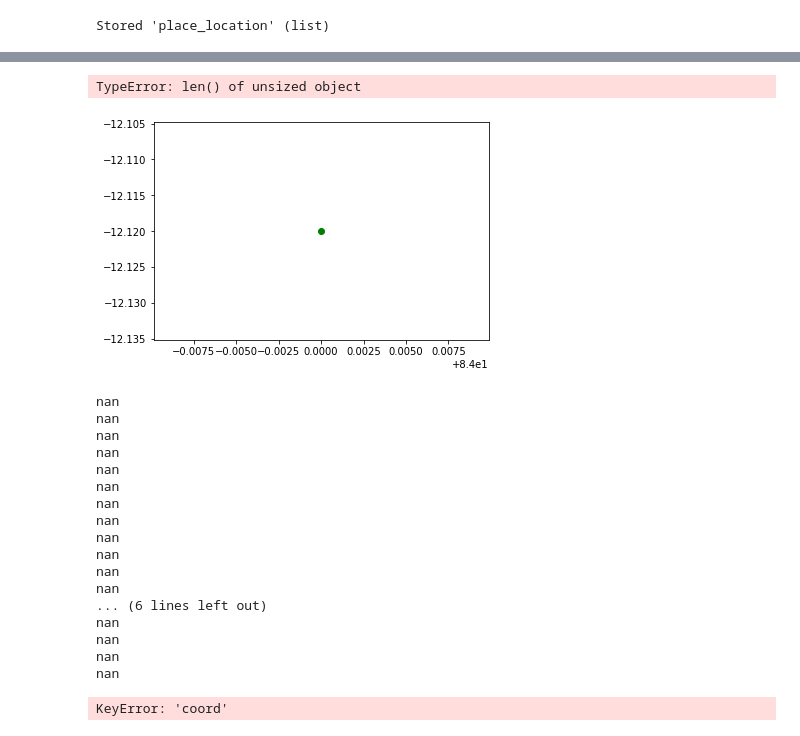
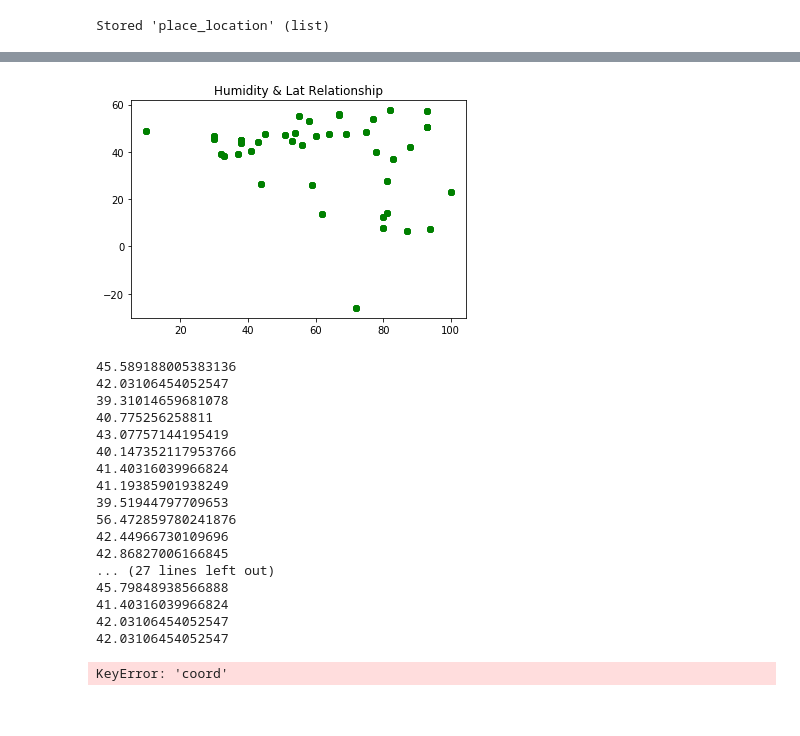
Before and after one commit to plmcgriff21/python-api-challenge, a Jupyter notebook: WeatherPy.ipynb, the cells around one changed output, grey strips where cells are left out. Saved outputs shown, nothing was run; the diff lists cells and outputs as text; code cells hidden in the pictures.

```diff
--- a/WeatherPy.ipynb
+++ b/WeatherPy.ipynb
@@ -65,11 +65,11 @@ random_cities
 # %%
 #Build Open Weather Request URLs
 response_list=[]
-latitude=[]
-temperature=[]
-humidity=[]
-cloudiness=[]
-windspeed=[]
+latitude_list=[]
+temperature_list=[]
+humidity_list=[]
+cloudiness_list=[]
+windspeed_list=[]
 temp_north_hem=[]
 temp_south_hem=[]
 hum_north_hem=[]
@@ -91,7 +91,7 @@ for city in random_cities:
                 lon=city_data["coord"]["lon"]
                 lat=city_data["coord"]["lat"]
                 humidity=city_data["main"]["humidity"]
-                max_temp=city_data["main"]["temp_max"]
+                max_temp=(city_data["main"]["temp_max"]-273.15)*1.8+32
                 windspeed=city_data["wind"]["speed"]
                 cloudiness=city_data["clouds"]["all"]
                 places=[name,lat,lon,humidity,max_temp,windspeed,cloudiness]
@@ -102,6 +102,5 @@ for city in random_cities:
                 pass
 
 %store place
-response_list
 # %% [output]
 Stored 'place' (list)
@@ -124,0 +107,11 @@ Stored 'place' (list)
+# %%
+try:
+    for place in response_list:
+            print(place)
+            latitude_list.append(place['coord']['lat'])
+            temperature_list.append((place['main']['temp']-273.15)*1.8+32)
+            cloudiness_list.append(place['clouds']['all'])
+            windspeed_list.append(place['wind']['speed'])
+            humidity_list.append(place['main']['humidity'])
+except:
+    pass
@@ -193,16 +242,15 @@ plt.savefig("temp_south_hem.png")
 # %%
-plt.scatter(humidity,latitude, color="green")
-sts.linregress(humidity,latitude)
+plt.scatter(humidity_list,latitude_list, color="green")
+sts.linregress(humidity_list,latitude_list)
 plt.title("Humidity & Lat Relationship")
 plt.savefig("humidity_lat.png")
 #The plot below represents the relationship between humidity and latitude.
 # %% [output]
-TypeError: len() of unsized object
-[figure, old version]
+[figure, new version]
 # %%
 #Linear Regression Analyis on  Temp & Lat
 #Linear Regression
-(slope, intercept, rvalue, pvalue, stderr) = sts.linregress(latitude,humidity)
+(slope, intercept, rvalue, pvalue, stderr) = sts.linregress(humidity_list,latitude_list)
 #Linear Regression Valuues
 for temp in response_list:
     #print(temp["main"]["humidity"])
@@ -217,23 +265,23 @@ for temp in response_list:
 line_eq = "y = " + str(round(slope,2)) + "x +" + str(round(intercept,2))
 line_eq
 # %% [output]
-nan
-nan
-nan
-nan
-nan
-nan
-nan
-nan
-nan
-nan
-nan
-nan
-... (6 lines left out)
-nan
-nan
-nan
-nan
+45.589188005383136
+42.03106454052547
+39.31014659681078
+40.775256258811
+43.07757144195419
+40.147352117953766
+41.40316039966824
+41.19385901938249
+39.51944797709653
+56.472859780241876
+42.44966730109696
+42.86827006166845
+... (27 lines left out)
+45.79848938566888
+41.40316039966824
+42.03106454052547
+42.03106454052547
 KeyError: 'coord'
 # %%
 plt.hist(hum_north_hem)
```
Also changed, not shown: parts of 21 cells of this notebook, 20 other files.
